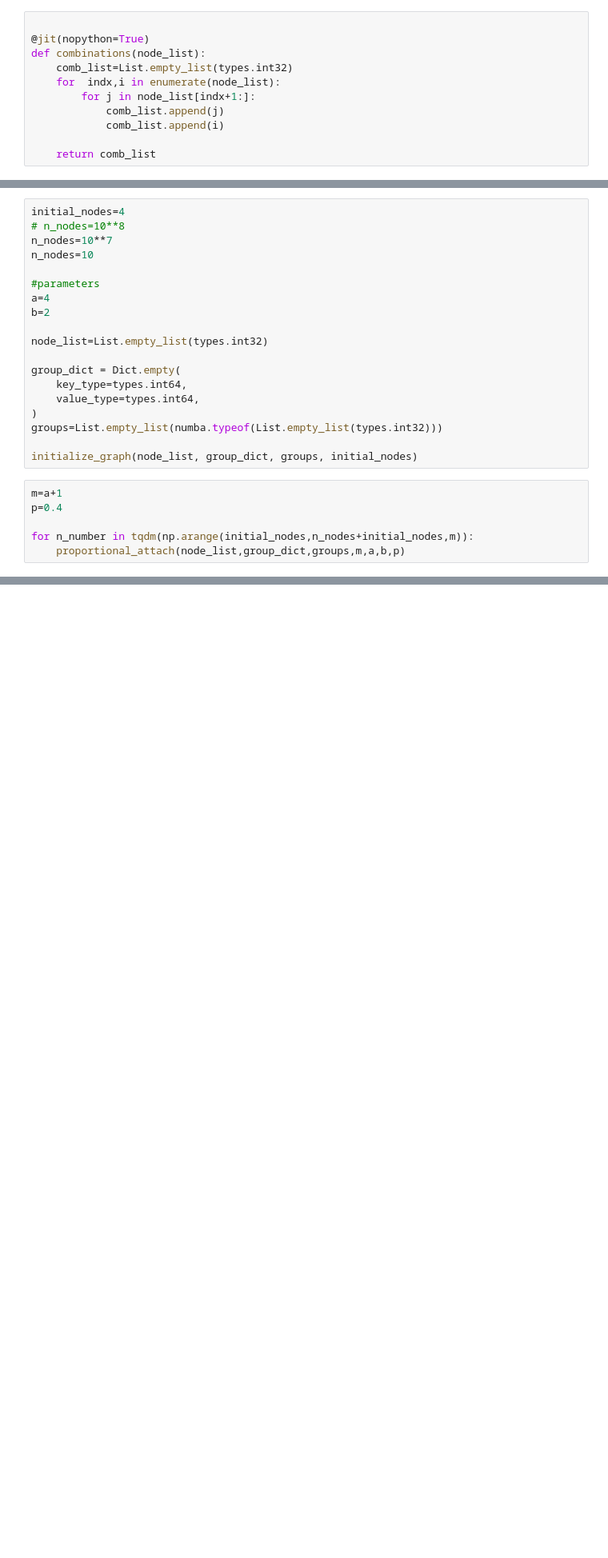
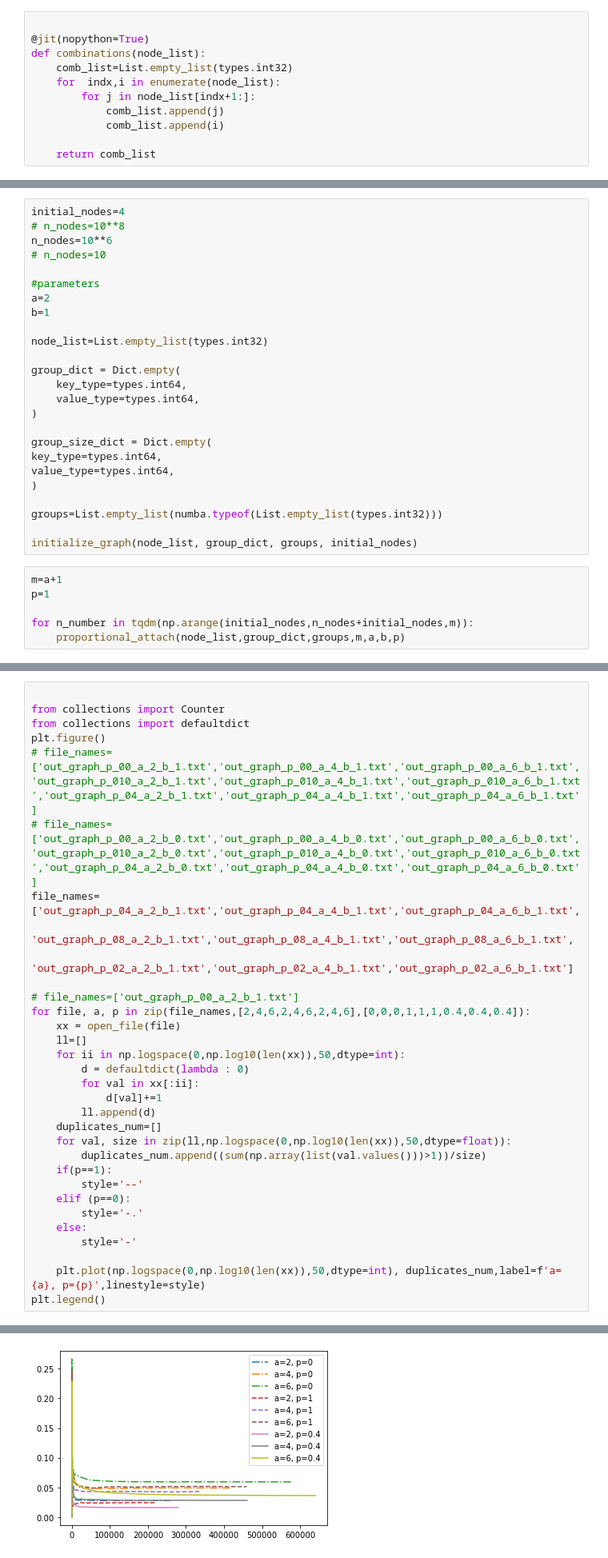
Before and after one commit to MateuszS312/Complex_evolving_networks, a Jupyter notebook: complex_evolving_networks.ipynb, the cells around one changed output, grey strips where cells are left out. Shown at 80% size. Cells and saved outputs as stored; diff of their text form; blank space fills up the shorter version.

```diff
--- a/complex_evolving_networks.ipynb
+++ b/complex_evolving_networks.ipynb
@@ -283,12 +286,12 @@ def proportional_attach(node_list: numba.typed.typedlist.List, group_dict: numba
 # %%
 initial_nodes=4
 # n_nodes=10**8
-n_nodes=10**7
-n_nodes=10
+n_nodes=10**6
+# n_nodes=10
 
 #parameters
-a=4
-b=2
+a=2
+b=1
 
 node_list=List.empty_list(types.int32)
 
@@ -296,12 +299,18 @@ group_dict = Dict.empty(
     key_type=types.int64,
     value_type=types.int64,
 )
+
+group_size_dict = Dict.empty(
+key_type=types.int64,
+value_type=types.int64,
+)
+
 groups=List.empty_list(numba.typeof(List.empty_list(types.int32)))
 
 initialize_graph(node_list, group_dict, groups, initial_nodes)
 # %%
 m=a+1
-p=0.4
+p=1
 
 for n_number in tqdm(np.arange(initial_nodes,n_nodes+initial_nodes,m)):
     proportional_attach(node_list,group_dict,groups,m,a,b,p)
@@ -378,0 +396,33 @@ Text(0.5, 1.0, 'Rozkład rozmiarów grup. Wykres dla m=5, $\\gamma$=-1.29')
+# %%
+
+from collections import Counter
+from collections import defaultdict
+plt.figure()
+# file_names=['out_graph_p_00_a_2_b_1.txt','out_graph_p_00_a_4_b_1.txt','out_graph_p_00_a_6_b_1.txt','out_graph_p_010_a_2_b_1.txt','out_graph_p_010_a_4_b_1.txt','out_graph_p_010_a_6_b_1.txt','out_graph_p_04_a_2_b_1.txt','out_graph_p_04_a_4_b_1.txt','out_graph_p_04_a_6_b_1.txt']
+# file_names=['out_graph_p_00_a_2_b_0.txt','out_graph_p_00_a_4_b_0.txt','out_graph_p_00_a_6_b_0.txt','out_graph_p_010_a_2_b_0.txt','out_graph_p_010_a_4_b_0.txt','out_graph_p_010_a_6_b_0.txt','out_graph_p_04_a_2_b_0.txt','out_graph_p_04_a_4_b_0.txt','out_graph_p_04_a_6_b_0.txt']
+file_names=['out_graph_p_04_a_2_b_1.txt','out_graph_p_04_a_4_b_1.txt','out_graph_p_04_a_6_b_1.txt',
+            'out_graph_p_08_a_2_b_1.txt','out_graph_p_08_a_4_b_1.txt','out_graph_p_08_a_6_b_1.txt',
+            'out_graph_p_02_a_2_b_1.txt','out_graph_p_02_a_4_b_1.txt','out_graph_p_02_a_6_b_1.txt']
+
+# file_names=['out_graph_p_00_a_2_b_1.txt']
+for file, a, p in zip(file_names,[2,4,6,2,4,6,2,4,6],[0,0,0,1,1,1,0.4,0.4,0.4]):
+    xx = open_file(file)
+    ll=[]
+    for ii in np.logspace(0,np.log10(len(xx)),50,dtype=int):
+        d = defaultdict(lambda : 0)
+        for val in xx[:ii]:
+            d[val]+=1
+        ll.append(d)
+    duplicates_num=[]
+    for val, size in zip(ll,np.logspace(0,np.log10(len(xx)),50,dtype=float)):
+        duplicates_num.append((sum(np.array(list(val.values()))>1))/size)
+    if(p==1):
+        style='--'
+    elif (p==0):
+        style='-.'
+    else:
+        style='-'
+
+    plt.plot(np.logspace(0,np.log10(len(xx)),50,dtype=int), duplicates_num,label=f'a={a}, p={p}',linestyle=style)
+plt.legend()
+# %% [output]
@@ -378,0 +430 @@ Text(0.5, 1.0, 'Rozkład rozmiarów grup. Wykres dla m=5, $\\gamma$=-1.29')
+[figure, added]
```
Also changed, not shown: parts of 12 cells of this notebook.
